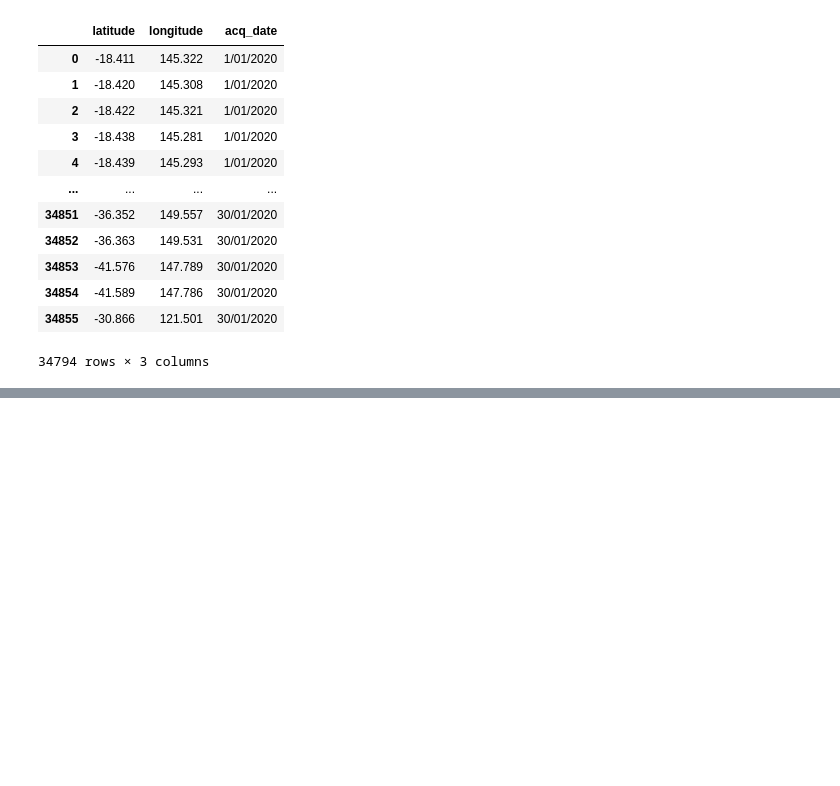
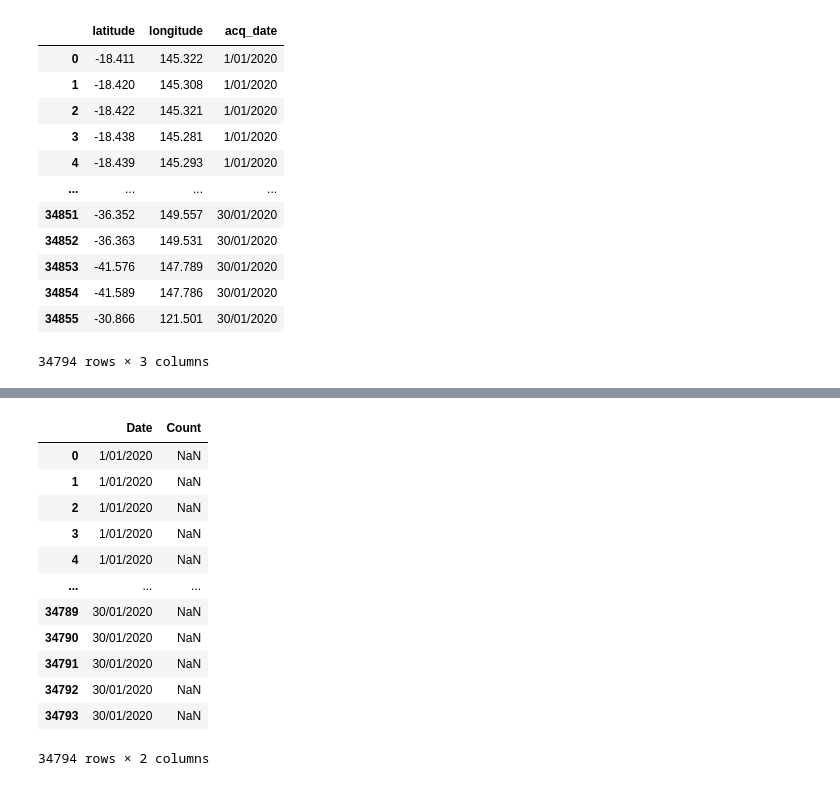
Before and after one commit to Franco1230/Group-Project-2---Bushfire-, a Jupyter notebook: DataPreProcessing/data_clean.ipynb, the cells around one changed output, grey strips where cells are left out. Cells and saved outputs as stored; diff of their text form; code cells hidden in the pictures; blank space fills up the shorter version.

```diff
--- a/DataPreProcessing/data_clean.ipynb
+++ b/DataPreProcessing/data_clean.ipynb
@@ -188,0 +227,17 @@ df.loc[df['longitude'] == "124.348"]
+# %%
+linex_df = x.merge(line_df, how = "inner", on = 'Date')
+linex_df
+# %% [output]
+|  | Date | Count |
+| 0 | 1/01/2020 | NaN |
+| 1 | 1/01/2020 | NaN |
+| 2 | 1/01/2020 | NaN |
+| 3 | 1/01/2020 | NaN |
+| 4 | 1/01/2020 | NaN |
+| ... | ... | ... |
+| 34789 | 30/01/2020 | NaN |
+| 34790 | 30/01/2020 | NaN |
+| 34791 | 30/01/2020 | NaN |
+| 34792 | 30/01/2020 | NaN |
+| 34793 | 30/01/2020 | NaN |
+34794 rows × 2 columns
```
Also changed, not shown: parts of 7 cells of this notebook, 4 other files.
